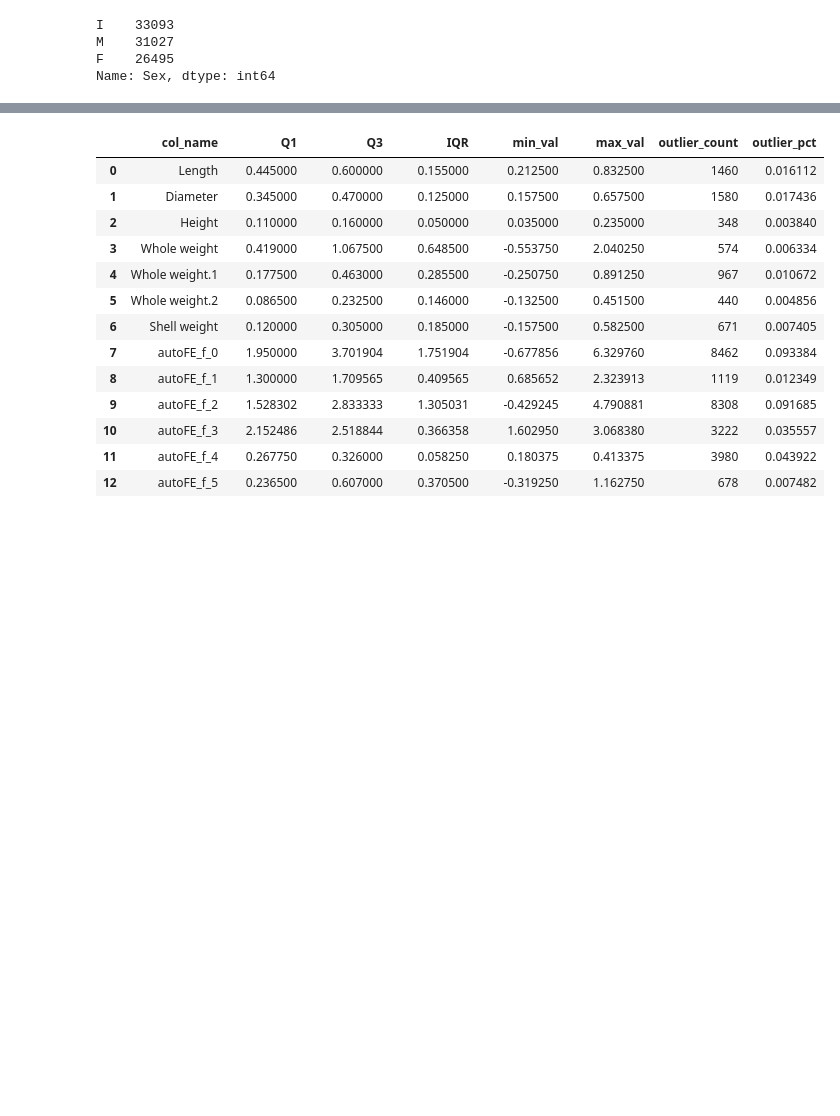
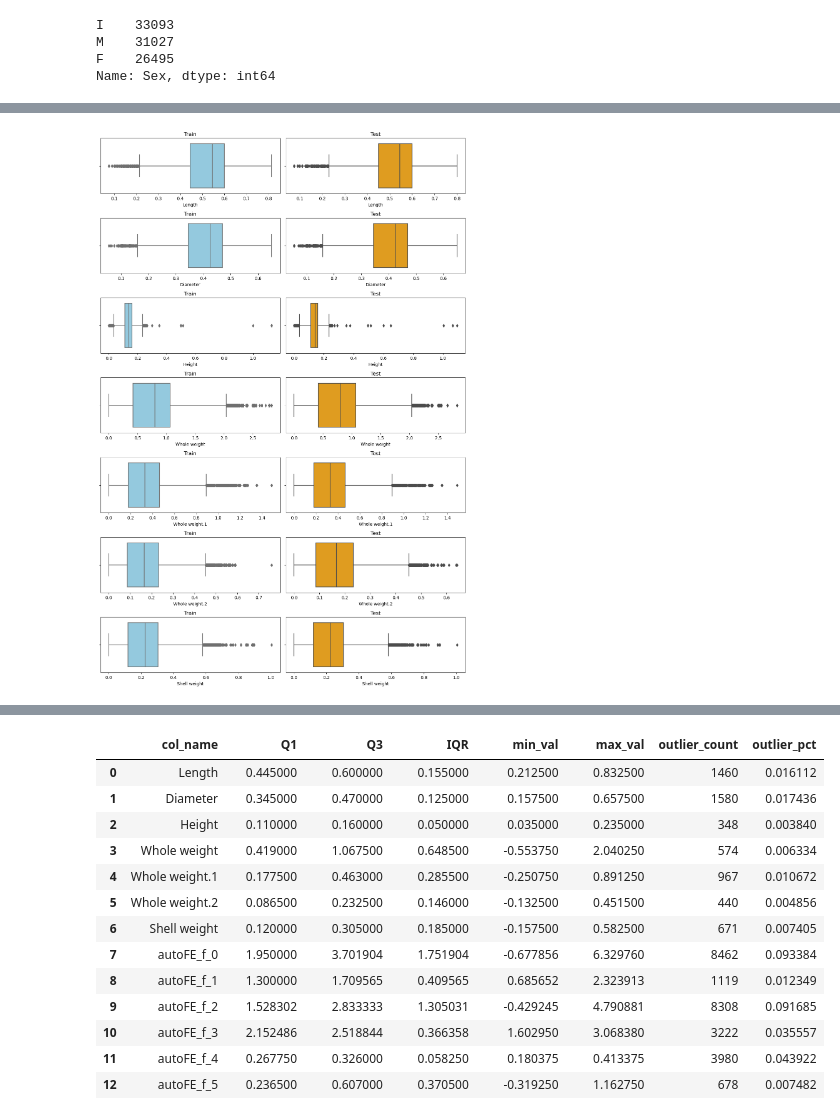
Before and after one commit to bk-anupam/KaggleChallenges, a Jupyter notebook: TABULAR/ABALONE/abalone_eda.ipynb, the cells around one changed output, grey strips where cells are left out. Saved outputs shown, nothing was run; the diff lists cells and outputs as text; code cells hidden in the pictures; blank space fills up the shorter version.

```diff
--- a/TABULAR/ABALONE/abalone_eda.ipynb
+++ b/TABULAR/ABALONE/abalone_eda.ipynb
@@ -193,0 +225,24 @@ def plot_feature_distribution(train_df, test_df, cols_float):
+# %%
+def plot_box_plots(train_df, test_df, cols_float, fig_size):
+    n_rows = len(cols_float)
+    n_cols = 2
+    fig, axes = plt.subplots(nrows=n_rows, ncols=n_cols, figsize=fig_size, dpi=100)
+    plt.subplots_adjust(hspace=0.3)
+    for row in range(n_rows):
+        col = 0
+        col_name = cols_float[row]
+        sns.boxplot(x=train_df[col_name], orient='v', color='skyblue', ax=axes[row, col])
+        axes[row, 0].set_ylabel("")
+        axes[row, 0].set_xlabel(col_name)
+        axes[row, 0].set_title(f'Train', fontsize=12)
+        col=1
+        sns.boxplot(x=test_df[col_name], orient='v', color='orange', ax=axes[row, col])
+        axes[row, 1].set_ylabel("")
+        axes[row, 1].set_xlabel(col_name)
+        axes[row, 1].set_title(f'Test', fontsize=12)
+    fig.tight_layout()
+    plt.show()
+# %%
+plot_box_plots(df_train, df_test, cols_float, fig_size=(12,18))
+# %% [output]
+[figure, added]
```
Also changed, not shown: parts of 17 cells of this notebook, 3 other files.
